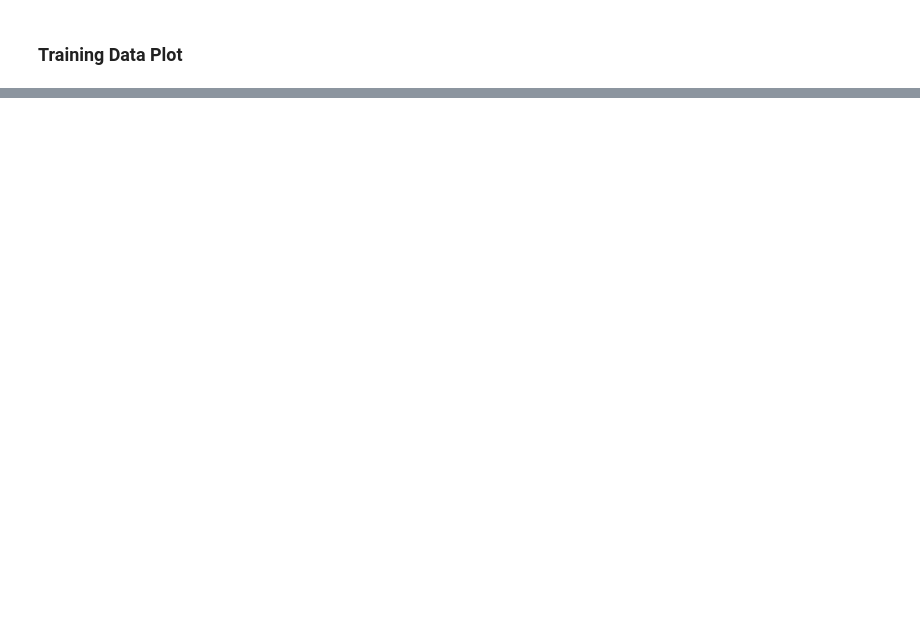
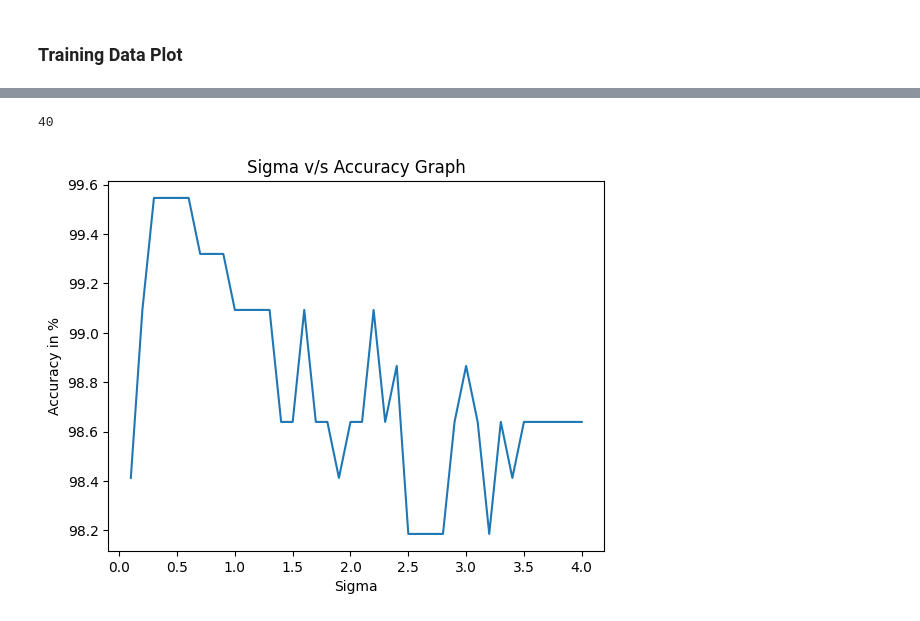
Before and after one commit to ursuladas/RBF_Network, a Jupyter notebook: A1_Q2.ipynb, the cells around one changed output, grey strips where cells are left out. Saved outputs shown, nothing was run; the diff lists cells and outputs as text; code cells hidden in the pictures; blank space fills up the shorter version.

```diff
--- a/A1_Q2.ipynb
+++ b/A1_Q2.ipynb
@@ -521,0 +450,8 @@ Accuracy: 98.4127%
+# %%
+len(accuracy_list_3)
+# %% [output]
+40
+# %%
+acc_plot(accuracy_list_3,sigma_list)
+# %% [output]
+[figure, added]
```
Also changed, not shown: parts of 50 cells of this notebook.
